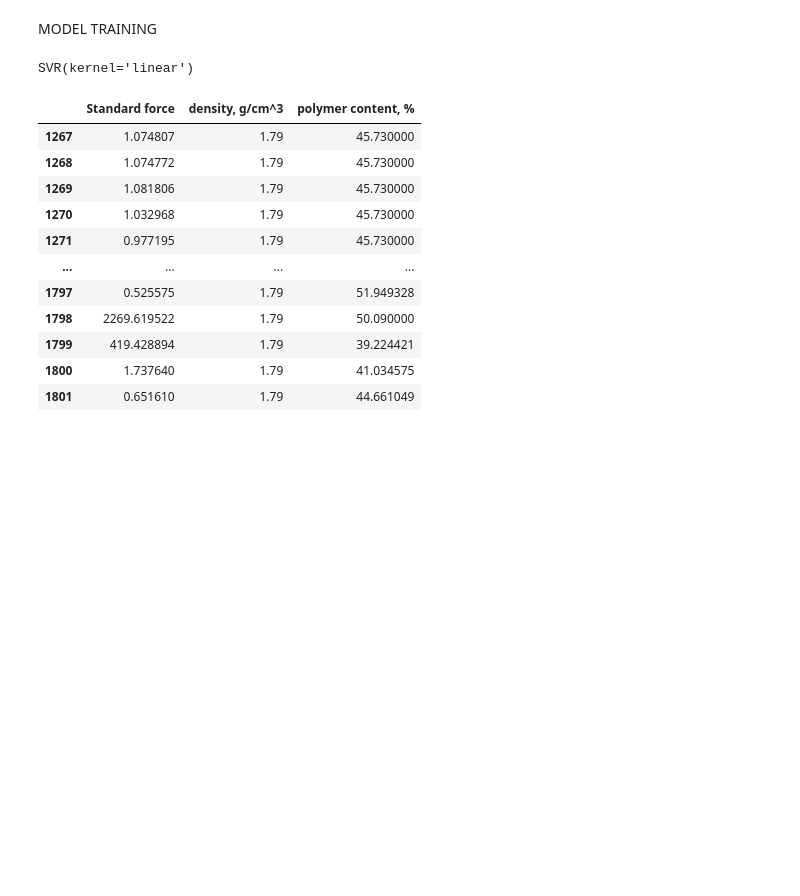
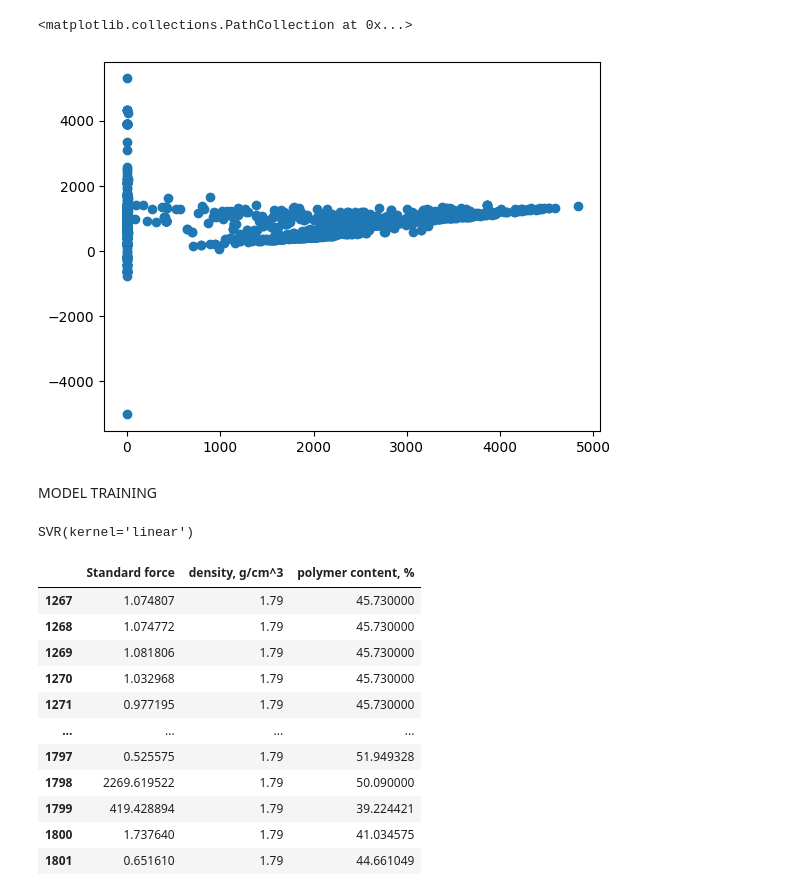
Before and after one commit to ishaan-sangwan/minor, a Jupyter notebook: src/restart.ipynb, the cells around one changed output. Saved outputs shown, nothing was run; the diff lists cells and outputs as text; code cells hidden in the pictures; blank space fills up the shorter version.

Commit message:
first point done

```diff
--- a/src/restart.ipynb
+++ b/src/restart.ipynb
@@ -80,0 +83,10 @@ second_point.to_csv("../first_point.csv")
+# %%
+import matplotlib.pyplot as plt
+import pandas as pd
+import numpy as np
+
+
+df = pd.read_csv("../first_point.csv")
+X= df.iloc[:,[1,2,6,9]].dropna()
+# %%
+X = X.sample(frac=1).reset_index(drop=True)
@@ -81,3 +108,8 @@ second_point.to_csv("../first_point.csv")
+# %%
+plt.scatter(X.iloc[:,1], X.iloc[:,0])
+# %% [output]
+<matplotlib.collections.PathCollection at 0x...>
+[figure, added]
 # %% [markdown]
 MODEL TRAINING
 # %%
```
Also changed, not shown: parts of 31 cells of this notebook, 1 other file.
